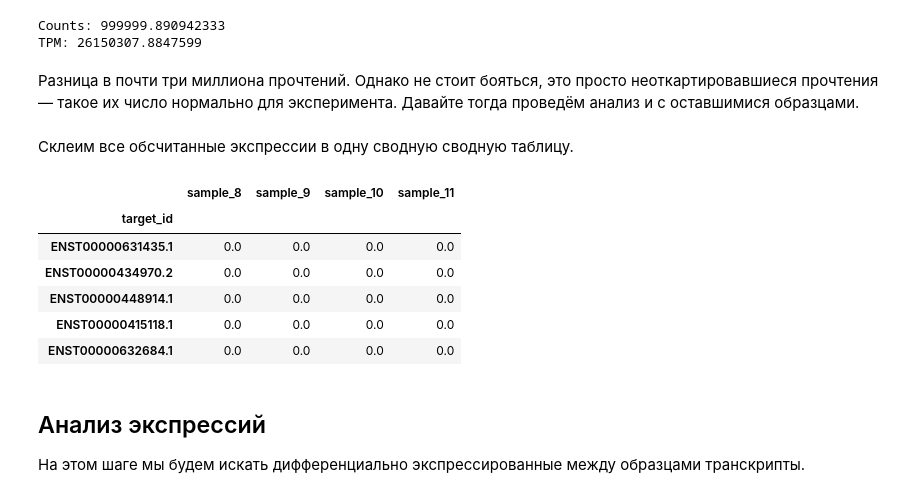
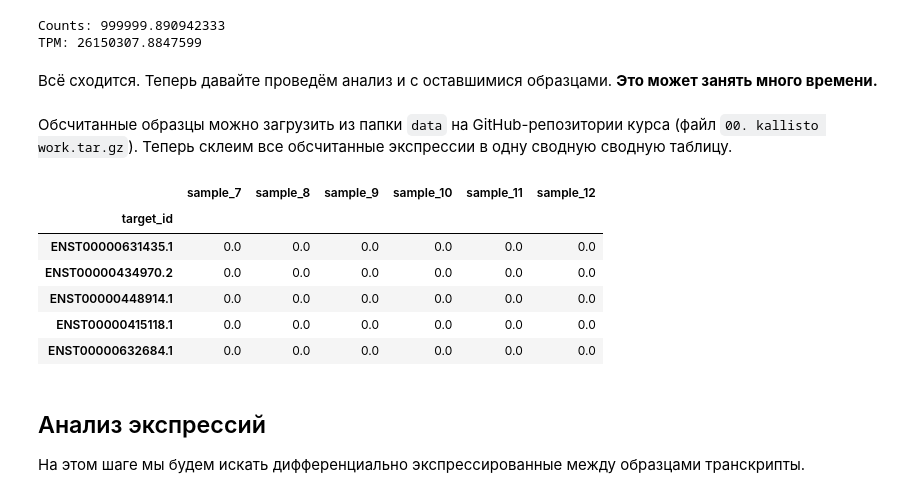
Before and after one commit to BostonGene-education/MIPT, a Jupyter notebook: 2020/RNA-Seq/03. RNA-Seq tutorial.ipynb, the cells around one changed output. Drawn from its saved outputs; the diff is of its cells as text; code cells hidden in the pictures.

```diff
--- a/2020/RNA-Seq/03. RNA-Seq tutorial.ipynb
+++ b/2020/RNA-Seq/03. RNA-Seq tutorial.ipynb
@@ -113,6 +131,6 @@ print("Counts: {}\nTPM: {}".format(tpm_sum, count_sum))
 # %% [output]
 Counts: 999999.890942333
 TPM: 26150307.8847599
-# %% [markdown]
-Разница в почти три миллиона прочтений. Однако не стоит бояться, это просто неоткартировавшиеся прочтения &mdash; такое их число нормально для эксперимента. Давайте тогда проведём анализ и с оставшимися образцами.
+# %% [markdown]
+Всё сходится. Теперь давайте проведём анализ и с оставшимися образцами. <b>Это может занять много времени.</b>
 # %%
@@ -131,24 +157,24 @@ TPM: 26150307.8847599
-# %% [markdown]
-Склеим все обсчитанные экспрессии в одну сводную сводную таблицу.
+# %% [markdown]
+Обсчитанные образцы можно загрузить из папки <code>data</code> на GitHub-репозитории курса (файл <code>00. kallisto work.tar.gz</code>). Теперь склеим все обсчитанные экспрессии в одну сводную сводную таблицу.
 # %%
 expressions_counts = pd.concat(
     [pd.read_csv(
         "expression_data/{}/abundance.tsv".format(expression),
         sep="\t", index_col=0, header=0, usecols=["target_id", expression],
         names=["target_id", "1", "2", expression, "3"]
-    ) for expression in ["sample_8", "sample_9", "sample_10", "sample_11"]],
+    ) for expression in ["sample_7", "sample_8", "sample_9", "sample_10", "sample_11", "sample_12"]],
     axis=1, join="inner"
 )
-expressions_counts.columns = ["sample_8", "sample_9", "sample_10", "sample_11"]
+expressions_counts.columns = ["sample_7", "sample_8", "sample_9", "sample_10", "sample_11", "sample_12"]
 expressions_counts.head()
 # %% [output]
-|  | sample_8 | sample_9 | sample_10 | sample_11 |
-| target_id |  |  |  |  |
-| ENST00000631435.1 | 0.0 | 0.0 | 0.0 | 0.0 |
-| ENST00000434970.2 | 0.0 | 0.0 | 0.0 | 0.0 |
-| ENST00000448914.1 | 0.0 | 0.0 | 0.0 | 0.0 |
-| ENST00000415118.1 | 0.0 | 0.0 | 0.0 | 0.0 |
-| ENST00000632684.1 | 0.0 | 0.0 | 0.0 | 0.0 |
+|  | sample_7 | sample_8 | sample_9 | sample_10 | sample_11 | sample_12 |
+| target_id |  |  |  |  |  |  |
+| ENST00000631435.1 | 0.0 | 0.0 | 0.0 | 0.0 | 0.0 | 0.0 |
+| ENST00000434970.2 | 0.0 | 0.0 | 0.0 | 0.0 | 0.0 | 0.0 |
+| ENST00000448914.1 | 0.0 | 0.0 | 0.0 | 0.0 | 0.0 | 0.0 |
+| ENST00000415118.1 | 0.0 | 0.0 | 0.0 | 0.0 | 0.0 | 0.0 |
+| ENST00000632684.1 | 0.0 | 0.0 | 0.0 | 0.0 | 0.0 | 0.0 |
 # %% [markdown]
 ## Анализ экспрессий
 
```
Also changed, not shown: parts of 25 cells of this notebook.
